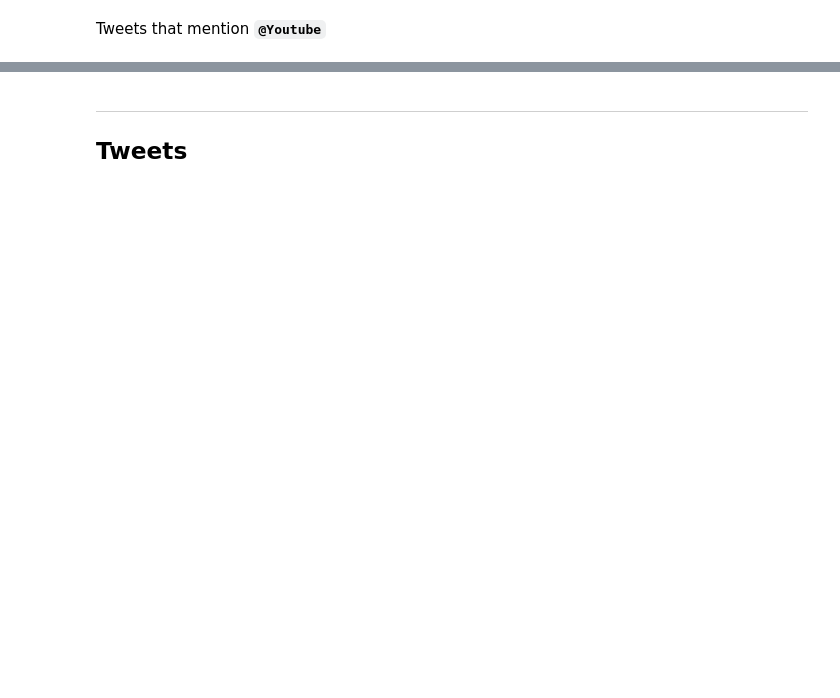
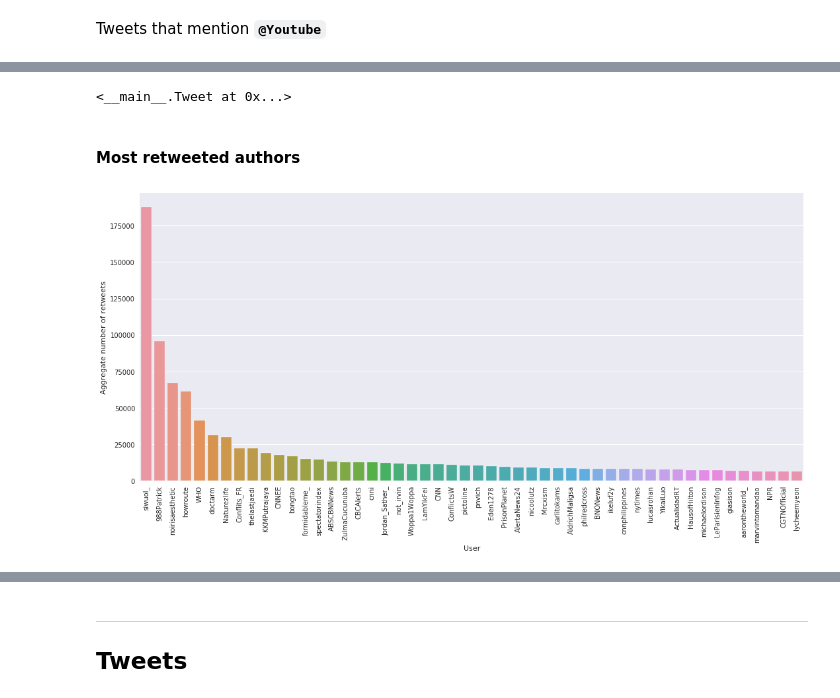
Before and after one commit to social-link-analytics-group-bsc/tw_coronavirus, a Jupyter notebook: corona_virus.ipynb, the cells around one changed output, grey strips where cells are left out. Saved outputs shown, nothing was run; the diff lists cells and outputs as text; code cells hidden in the pictures; blank space fills up the shorter version.

```diff
--- a/corona_virus.ipynb
+++ b/corona_virus.ipynb
@@ -230,0 +312,20 @@ tweets[tweets['mentions'].isin(['@YouTube'])][['tweet_id', 'tweet', 'datetime',
+# %%
+tweet_html = ("""
+<blockquote class="twitter-tweet"><p lang="en" dir="ltr">President <a href="https://twitter.com/realDonaldTrump?ref_src=twsrc%5Etfw">@realDonaldTrump</a> - close down the flights from Wuhan Coronavirus infected areas right now, before it is to late! <br>I believe drastic preventive measures must be taken. Better to be safe than sorry. <a href="https://t.co/Y7wSyJYCVt">https://t.co/Y7wSyJYCVt</a> <a href="https://t.co/HwdKaDtj5Y">pic.twitter.com/HwdKaDtj5Y</a></p>&mdash; Paul Theophilus (@paulftheophilus) <a href="https://twitter.com/paulftheophilus/status/1220488147248861190?ref_src=twsrc%5Etfw">January 23, 2020</a></blockquote> <script async src="https://platform.twitter.com/widgets.js" charset="utf-8"></script>
+"""
+)
+Tweet(tweet_html)
+# %% [output]
+<__main__.Tweet at 0x...>
+# %% [markdown]
+#### Most retweeted authors
+# %%
+plt.figure(figsize=(18,8))
+most_rt_users = list(tweets_by_author[['retweets']].sum().sort_values('retweets', ascending=False).head(50).index)
+rts_count = list(tweets_by_author[['retweets']].sum().sort_values('retweets', ascending=False).head(50)['retweets'])
+fig = sns.barplot(x=most_rt_users, y=rts_count)
+fig.set(xlabel='User', ylabel='Aggregate number of retweets')
+fig.set_xticklabels(labels=most_rt_users, rotation=90)
+plt.show()
+# %% [output]
+[figure, added]
```
Also changed, not shown: parts of 19 cells of this notebook.
